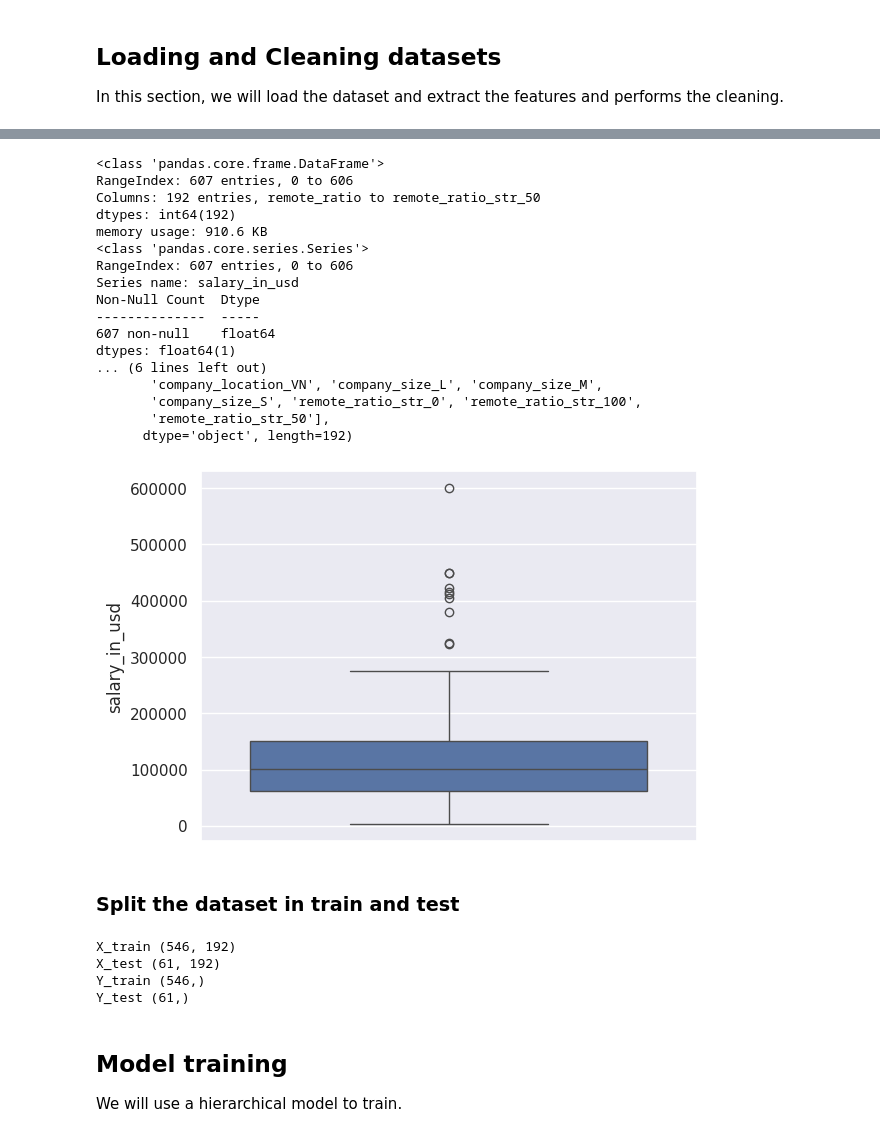
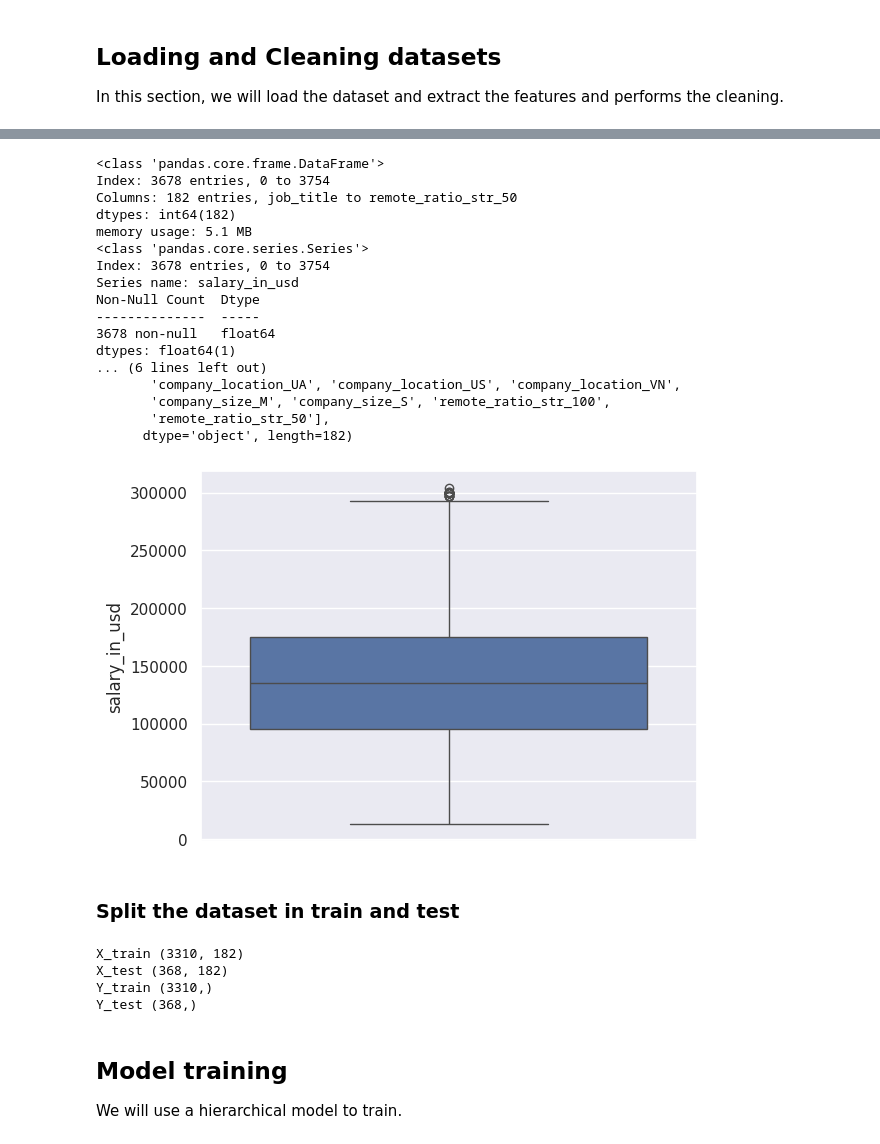
Before and after one commit to Byoskill/amplify-elb-blog, a Jupyter notebook: backend/jupyterPrediction.ipynb, the cells around one changed output, grey strips where cells are left out. Saved outputs shown, nothing was run; the diff lists cells and outputs as text; code cells hidden in the pictures.

```diff
--- a/backend/jupyterPrediction.ipynb
+++ b/backend/jupyterPrediction.ipynb
@@ -49,62 +48,68 @@ full_dataset.describe(include='all').T
 # %%
+
+from sklearn import preprocessing
+
 
 target_column = 'salary_in_usd'
 
 #def my_preparation(X, Y):
 # Reorder the salary column and remove the salary and currency columns and ID
-ignored_cols =  ['Unnamed: 0', 'salary']
+ignored_cols =  ['salary']
 X = full_dataset.drop(ignored_cols, axis=1)
 #X.drop(X[X.company_location != "US"].index, inplace = True)
 # We convert the work year as a categorical feature
+label_encoder = preprocessing.LabelEncoder()
+# Encode labels in column 'species'.
+X['job_title']= label_encoder.fit_transform(X['job_title'])
 X['work_year'] = X['work_year'].map(str)
 X['remote_ratio_str'] = X['remote_ratio'].map(str)
 
-data_with_dummies = pd.get_dummies(X, drop_first=False)
+data_with_dummies = pd.get_dummies(X, drop_first=True)
 data_preprocessed = data_with_dummies.replace({True:1, False:0})
 
-#q_low = data_preprocessed["salary_in_usd"].quantile(0.01)
-#q_hi  = data_preprocessed["salary_in_usd"].quantile(0.99)
+q_low = data_preprocessed["salary_in_usd"].quantile(0.01)
+q_hi  = data_preprocessed["salary_in_usd"].quantile(0.99)
 
-#data_preprocessed = data_preprocessed[(data_preprocessed["salary_in_usd"] < q_hi) & (data_preprocessed["salary_in_usd"] > q_low)]
+data_preprocessed = data_preprocessed[(data_preprocessed["salary_in_usd"] < q_hi) & (data_preprocessed["salary_in_usd"] > q_low)]
 
 sns.boxplot(data_preprocessed[target_column])
 
 
 
 X = data_preprocessed
 Y =  np.log(X[target_column])
 X = X.drop(['salary_in_usd'], axis=1)
 
 
 # We apply log on the salary feature
 X.info()
 Y.info()
 feature_cols = X.columns
 
 print("Features num=", len(feature_cols), feature_cols)
 # Export CSV
 X.to_csv('train.csv', index=False)
 
 X_train, X_test, y_train, y_test = train_test_split(X, Y, test_size=0.1, random_state=42)
 # %% [output]
 <class 'pandas.core.frame.DataFrame'>
-RangeIndex: 607 entries, 0 to 606
-Columns: 192 entries, remote_ratio to remote_ratio_str_50
-dtypes: int64(192)
-memory usage: 910.6 KB
+Index: 3678 entries, 0 to 3754
+Columns: 182 entries, job_title to remote_ratio_str_50
+dtypes: int64(182)
+memory usage: 5.1 MB
 <class 'pandas.core.series.Series'>
-RangeIndex: 607 entries, 0 to 606
+Index: 3678 entries, 0 to 3754
 Series name: salary_in_usd
 Non-Null Count  Dtype
 --------------  -----
-607 non-null    float64
+3678 non-null   float64
 dtypes: float64(1)
 ... (6 lines left out)
-       'company_location_VN', 'company_size_L', 'company_size_M',
-       'company_size_S', 'remote_ratio_str_0', 'remote_ratio_str_100',
+       'company_location_UA', 'company_location_US', 'company_location_VN',
+       'company_size_M', 'company_size_S', 'remote_ratio_str_100',
        'remote_ratio_str_50'],
-      dtype='object', length=192)
+      dtype='object', length=182)
-[figure, old version]
+[figure, new version]
 # %% [markdown]
 ### Split the dataset in train and test
 # %%
@@ -113,10 +118,10 @@ print("X_test", X_test.shape)
 print("Y_train", y_train.shape)
 print("Y_test", y_test.shape)
 # %% [output]
-X_train (546, 192)
-X_test (61, 192)
-Y_train (546,)
-Y_test (61,)
+X_train (3310, 182)
+X_test (368, 182)
+Y_train (3310,)
+Y_test (368,)
 # %% [markdown]
 ## Model training
 
```
Also changed, not shown: parts of 7 cells of this notebook, 4 other files.
